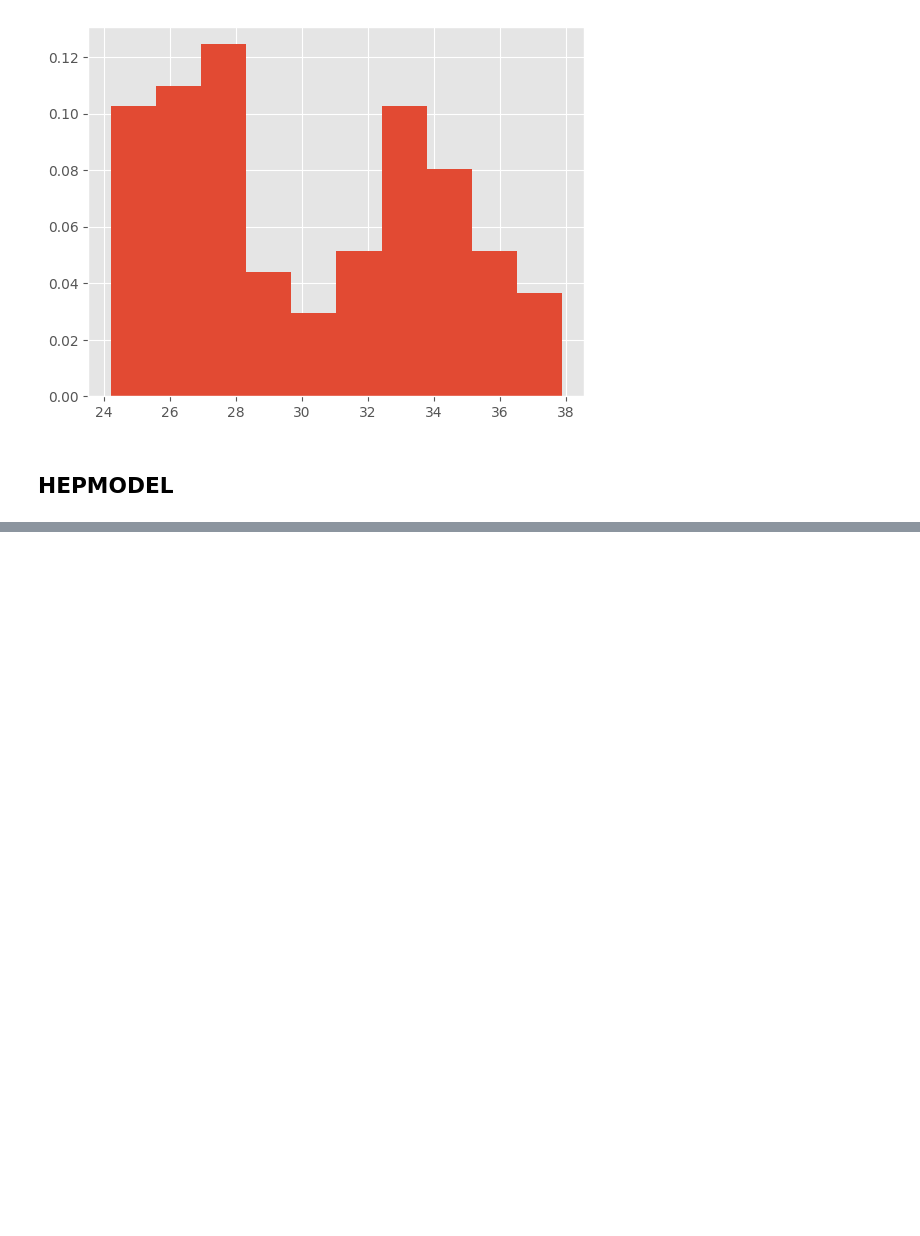
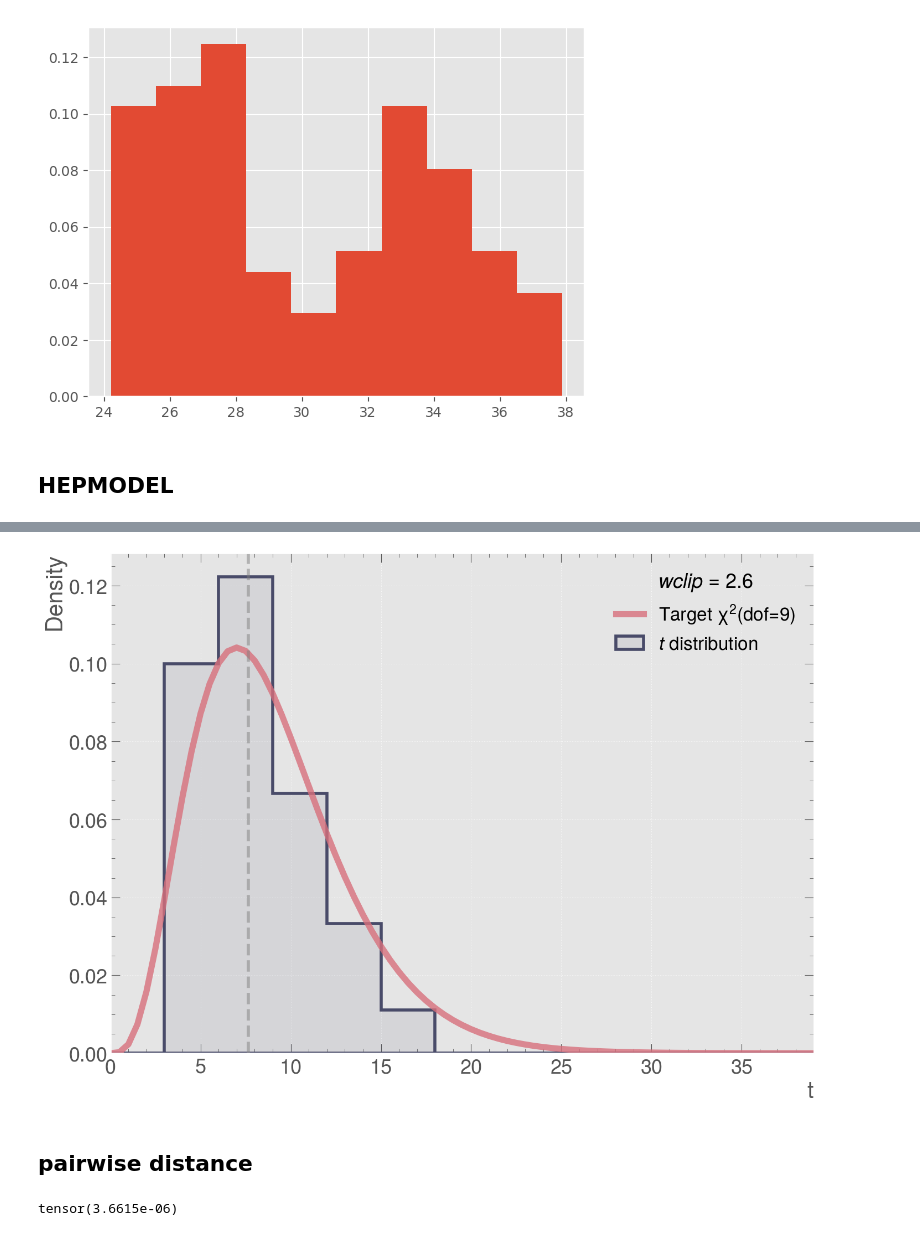
Before and after one commit to PietroCappelli/NPLM-Falkon, a Jupyter notebook: 1D_notebook.ipynb, the cells around one changed output, grey strips where cells are left out. Saved outputs shown, nothing was run; the diff lists cells and outputs as text; code cells hidden in the pictures; blank space fills up the shorter version.

```diff
--- a/1D_notebook.ipynb
+++ b/1D_notebook.ipynb
@@ -369,5 +382,6 @@ data_params = {
 # %%
 model = LogFalkonHEPModel(data_params)
 # %%
-t = model.learn_t(model_parameters)
+t, x, y = model.learn_t(model_parameters)
+print(t)
 # %% [output]
@@ -375,0 +390,9 @@ KeyboardInterrupt:
+# %%
+toys = 30
+t_list = []
+
+for toy in range(toys):
+    model_parameters['seed'] = np.random.randint(low=0, high=2**32, dtype=int)
+    t, _, _ = model.learn_t(model_parameters)
+    t_list.append(t)
+    print(model.model_seed)
@@ -375,0 +419,60 @@ KeyboardInterrupt:
+# %%
+t_ref_bins  = np.arange(0, 40, 3)
+t_data_bins = np.arange(0, 40, 3)
+xgrid_ref   = np.arange(0, 40, 0.5)
+xgrid_data  = np.arange(0, 40, 0.5)
+
+ref_dof  = 9
+ref_chi2 = stats.chi2(df=ref_dof)
+# %%
+plot_one_t(
+    t_distribution  = t_list,
+    t_bins          = t_ref_bins,
+    chi2            = ref_chi2,
+    chi2_grid       = xgrid_ref,
+    show_hist       = True,
+    show_error      = False,
+    compute_rate    = False,
+    err_marker      = "o",
+    err_markersize  = 10,
+    err_capsize     = 5,
+    err_elinewidth  = 4,
+    err_capthick    = 4,
+    err_color       = "black",
+    figsize         = (14, 10),
+    fontsize        = 30,
+    cms             = False,
+    cms_label       = "",
+    cms_rlabel      = "",
+    hist_ecolor     = ("#494B69", 1.0),
+    hist_fcolor     = ("#494B69", 0.1),
+    chi2_color      = ("#D8707C", 0.8),
+    hist_lw         = 4,
+    chi2_lw         = 8,
+    hist_type       = "stepfilled",
+    hist_label      = "$\it{t}$ distribution",
+    chi2_label      = "Target $\chi^2$(dof=%i)"%(ref_dof),
+    xlabel          = r"$t$",
+    ylabel          = "Density",
+    show_plot       = True,
+    save_plot       = False,
+    plot_name       = "t_distribution",
+    # plot_path       = PLOT_PATH,
+    plot_format     = "png",
+    return_fig      = False,
+    plot_w          = True,
+    wclip           = 2.6,
+)
+# %% [output]
+[figure, added]
+# %% [markdown]
+## pairwise distance
+# %%
+from sklearn.metrics import pairwise_distances
+from sklearn.metrics.pairwise import euclidean_distances
+
+print(x.min())
+data  = x[range(20_000)]
+label = y[range(20_000)]
+# %% [output]
+tensor(3.6615e-06)
```
Also changed, not shown: parts of 16 cells of this notebook, 4 other files.
